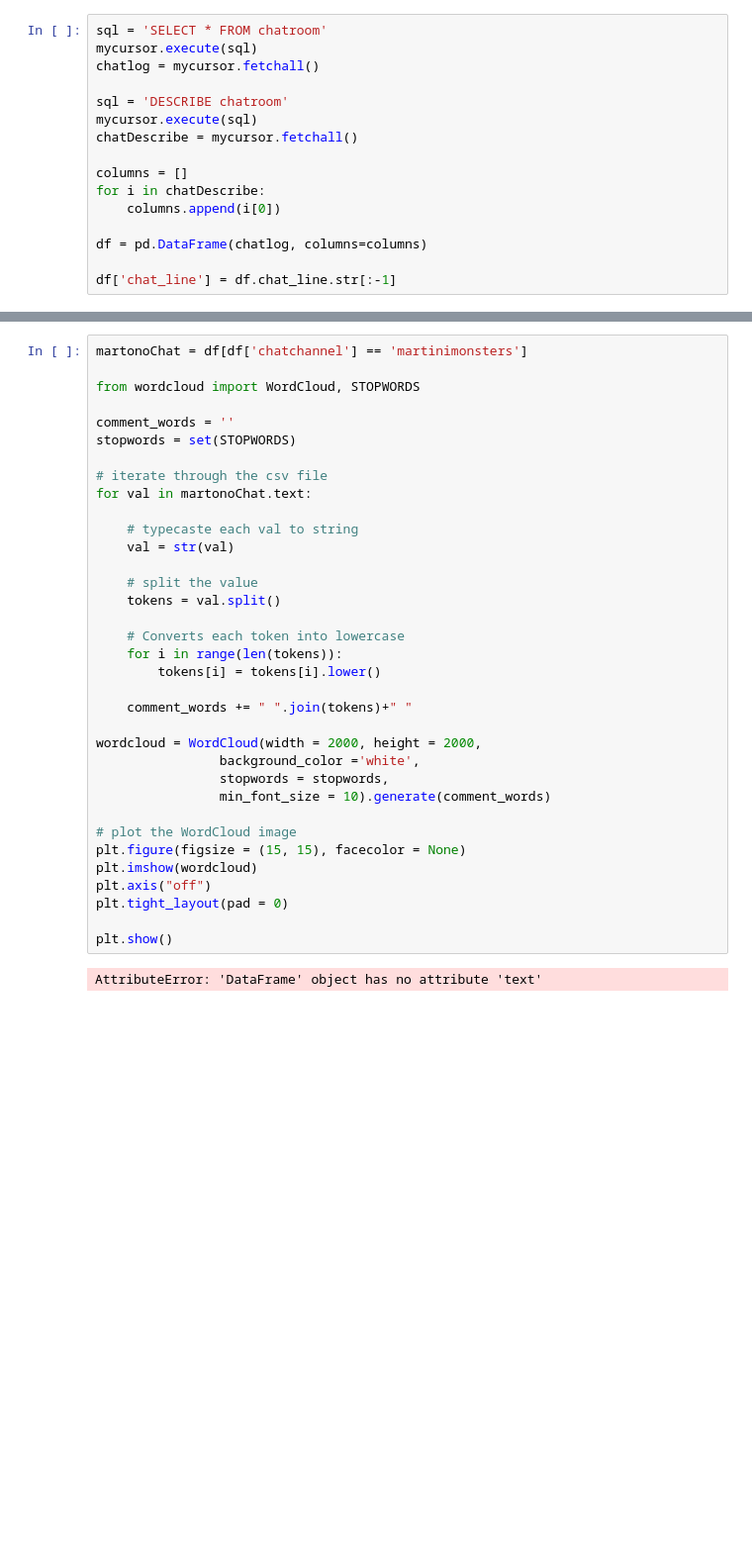
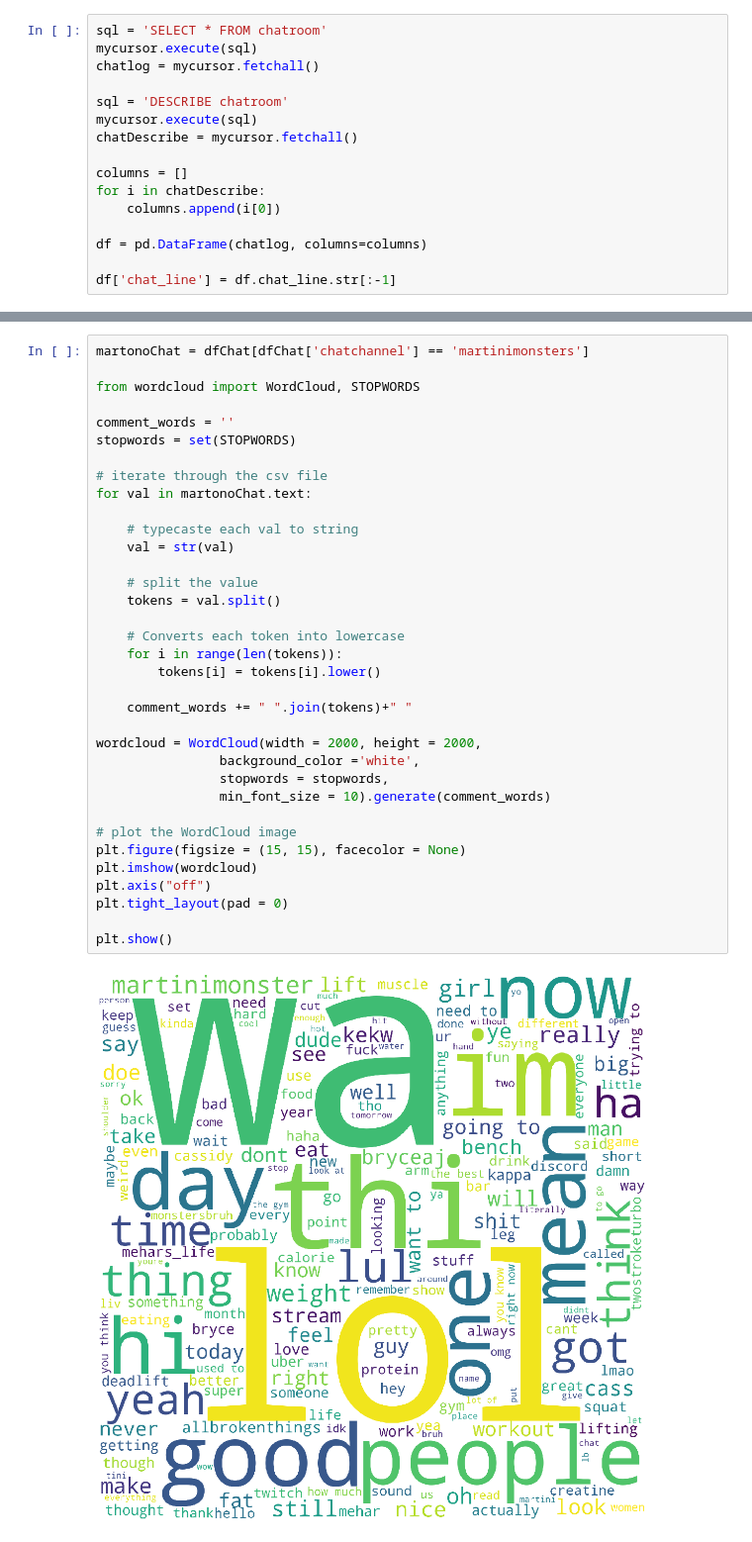
Before and after one commit to UBERCRUZER/twitch-chatbot, a Jupyter notebook: chatExplore.ipynb, the cells around one changed output, grey strips where cells are left out. Shown: that part at 99% size. Cells and saved outputs as stored; diff of their text form; blank space fills up the shorter version.

```diff
--- a/chatExplore.ipynb
+++ b/chatExplore.ipynb
@@ -270,5 +304,5 @@ dfChatwLabels[dfChatwLabels['label'] == clusterNum].text.tolist()
 # %%
-martonoChat = df[df['chatchannel'] == 'martinimonsters']
+martonoChat = dfChat[dfChat['chatchannel'] == 'martinimonsters']
 
 from wordcloud import WordCloud, STOPWORDS
 
@@ -276,31 +310,31 @@ comment_words = ''
 stopwords = set(STOPWORDS)
 
 # iterate through the csv file
 for val in martonoChat.text:
 
     # typecaste each val to string
     val = str(val)
 
     # split the value
     tokens = val.split()
 
     # Converts each token into lowercase
     for i in range(len(tokens)):
         tokens[i] = tokens[i].lower()
 
     comment_words += " ".join(tokens)+" "
 
 wordcloud = WordCloud(width = 2000, height = 2000,
                 background_color ='white',
                 stopwords = stopwords,
                 min_font_size = 10).generate(comment_words)
 
 # plot the WordCloud image
 plt.figure(figsize = (15, 15), facecolor = None)
 plt.imshow(wordcloud)
 plt.axis("off")
 plt.tight_layout(pad = 0)
 
 plt.show()
 # %% [output]
-AttributeError: 'DataFrame' object has no attribute 'text'
+[figure, added]
```
Also changed, not shown: parts of 9 cells of this notebook.
